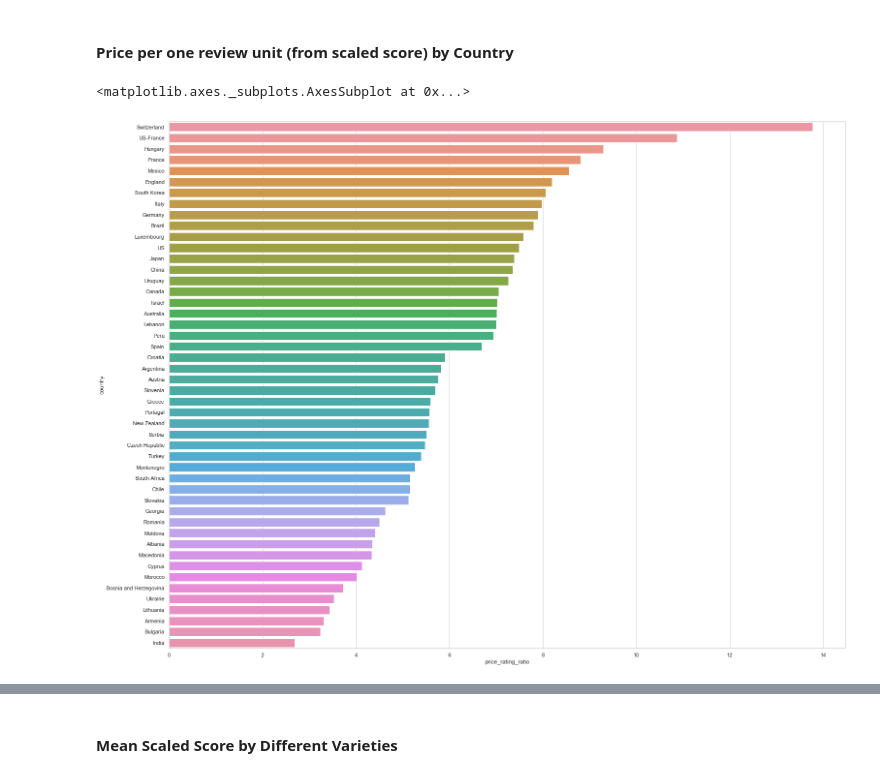
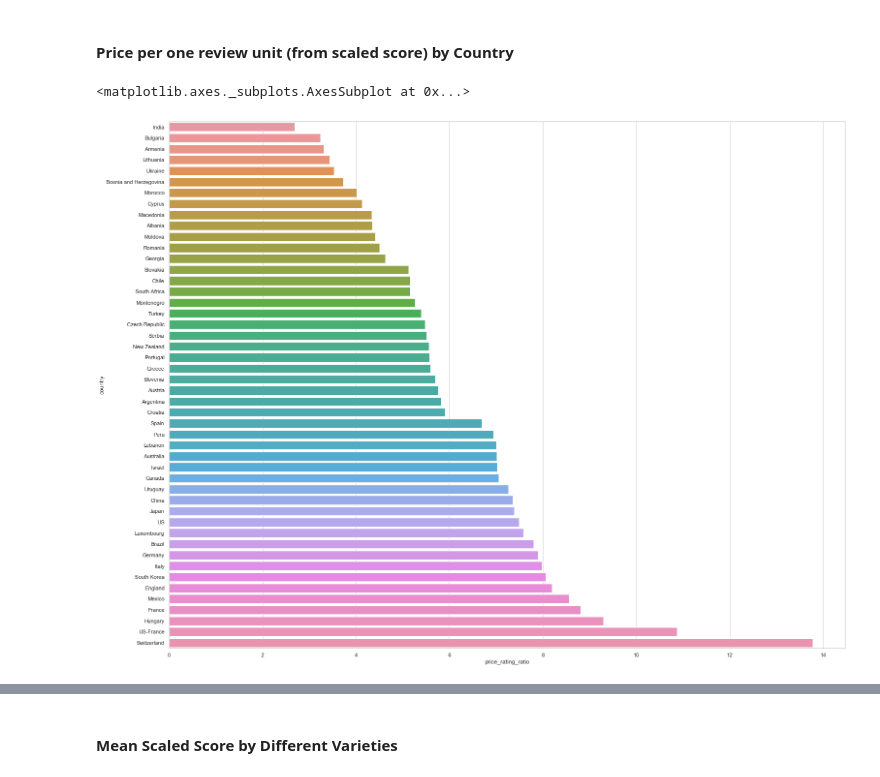
Before and after one commit to aditya4812/COGS108-Final-Project, a Jupyter notebook: FinalProject_group085.ipynb, the cells around one changed output, grey strips where cells are left out. Cells and saved outputs as stored; diff of their text form; code cells hidden in the pictures.

```diff
--- a/FinalProject_group085.ipynb
+++ b/FinalProject_group085.ipynb
@@ -278,9 +284,9 @@ sns.barplot(x="price", y='country', data=countries_data, ci="sd")
 # %%
 countries_data['price_rating_ratio'] = countries_data.price / countries_data.scaled_score
 sns.set(style="whitegrid")
 plt.figure(figsize=(25,20))
-countries_data = countries_data.sort_values(by = 'price_rating_ratio', ascending=False)
+countries_data = countries_data.sort_values(by = 'price_rating_ratio', ascending=True)
 sns.barplot(x="price_rating_ratio", y='country', data=countries_data, ci="sd")
 # %% [output]
 <matplotlib.axes._subplots.AxesSubplot at 0x...>
-[figure, old version]
+[figure, new version]
```
Also changed, not shown: parts of 20 cells of this notebook.
